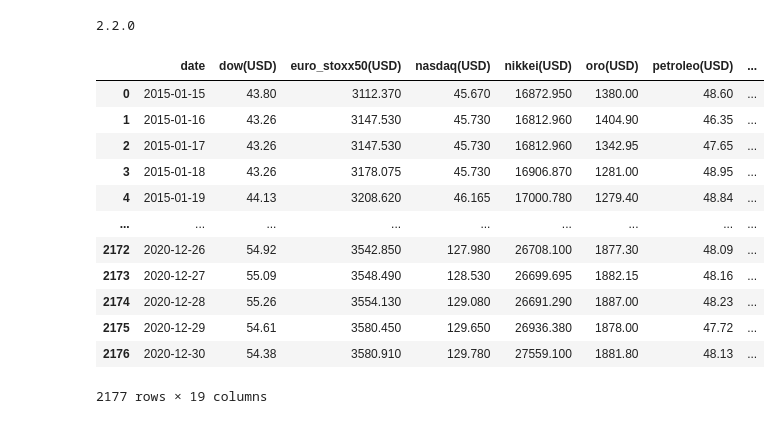
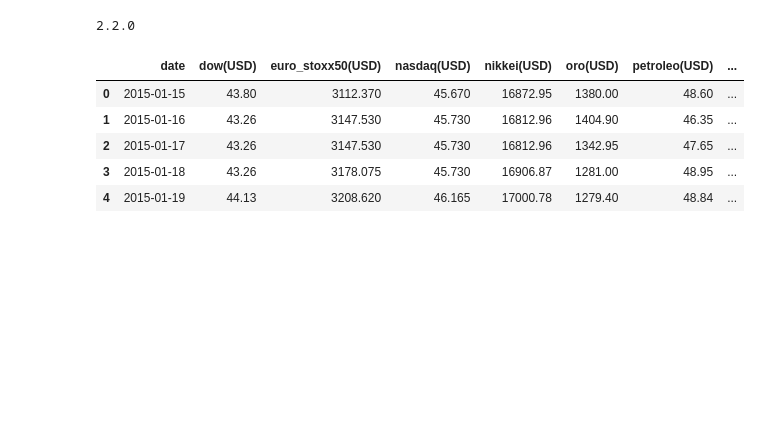
Before and after one commit to keniaCisneros/bitcoins_pricing, a Jupyter notebook: Serie_tiempo.ipynb, the cells around one changed output. Drawn from its saved outputs; the diff is of its cells as text; code cells hidden in the pictures; blank space fills up the shorter version.

```diff
--- a/Serie_tiempo.ipynb
+++ b/Serie_tiempo.ipynb
@@ -13,19 +17,12 @@ print(tf.__version__)
 # %% [output]
 2.2.0
 # %%
-df=pd.read_csv("data.csv")
-df
+df=pd.read_csv("data_sin_tipocambio.csv")
+df.head()
 # %% [output]
 |  | date | dow(USD) | euro_stoxx50(USD) | nasdaq(USD) | nikkei(USD) | oro(USD) | petroleo(USD) | ... |
-| 0 | 2015-01-15 | 43.80 | 3112.370 | 45.670 | 16872.950 | 1380.00 | 48.60 | ... |
-| 1 | 2015-01-16 | 43.26 | 3147.530 | 45.730 | 16812.960 | 1404.90 | 46.35 | ... |
-| 2 | 2015-01-17 | 43.26 | 3147.530 | 45.730 | 16812.960 | 1342.95 | 47.65 | ... |
-| 3 | 2015-01-18 | 43.26 | 3178.075 | 45.730 | 16906.870 | 1281.00 | 48.95 | ... |
-| 4 | 2015-01-19 | 44.13 | 3208.620 | 46.165 | 17000.780 | 1279.40 | 48.84 | ... |
-| ... | ... | ... | ... | ... | ... | ... | ... | ... |
-| 2172 | 2020-12-26 | 54.92 | 3542.850 | 127.980 | 26708.100 | 1877.30 | 48.09 | ... |
-| 2173 | 2020-12-27 | 55.09 | 3548.490 | 128.530 | 26699.695 | 1882.15 | 48.16 | ... |
-| 2174 | 2020-12-28 | 55.26 | 3554.130 | 129.080 | 26691.290 | 1887.00 | 48.23 | ... |
-| 2175 | 2020-12-29 | 54.61 | 3580.450 | 129.650 | 26936.380 | 1878.00 | 47.72 | ... |
-| 2176 | 2020-12-30 | 54.38 | 3580.910 | 129.780 | 27559.100 | 1881.80 | 48.13 | ... |
+| 0 | 2015-01-15 | 43.80 | 3112.370 | 45.670 | 16872.95 | 1380.00 | 48.60 | ... |
+| 1 | 2015-01-16 | 43.26 | 3147.530 | 45.730 | 16812.96 | 1404.90 | 46.35 | ... |
+| 2 | 2015-01-17 | 43.26 | 3147.530 | 45.730 | 16812.96 | 1342.95 | 47.65 | ... |
+| 3 | 2015-01-18 | 43.26 | 3178.075 | 45.730 | 16906.87 | 1281.00 | 48.95 | ... |
+| 4 | 2015-01-19 | 44.13 | 3208.620 | 46.165 | 17000.78 | 1279.40 | 48.84 | ... |
-2177 rows × 19 columns
```
Also changed, not shown: parts of 31 cells of this notebook, 2 other files.
